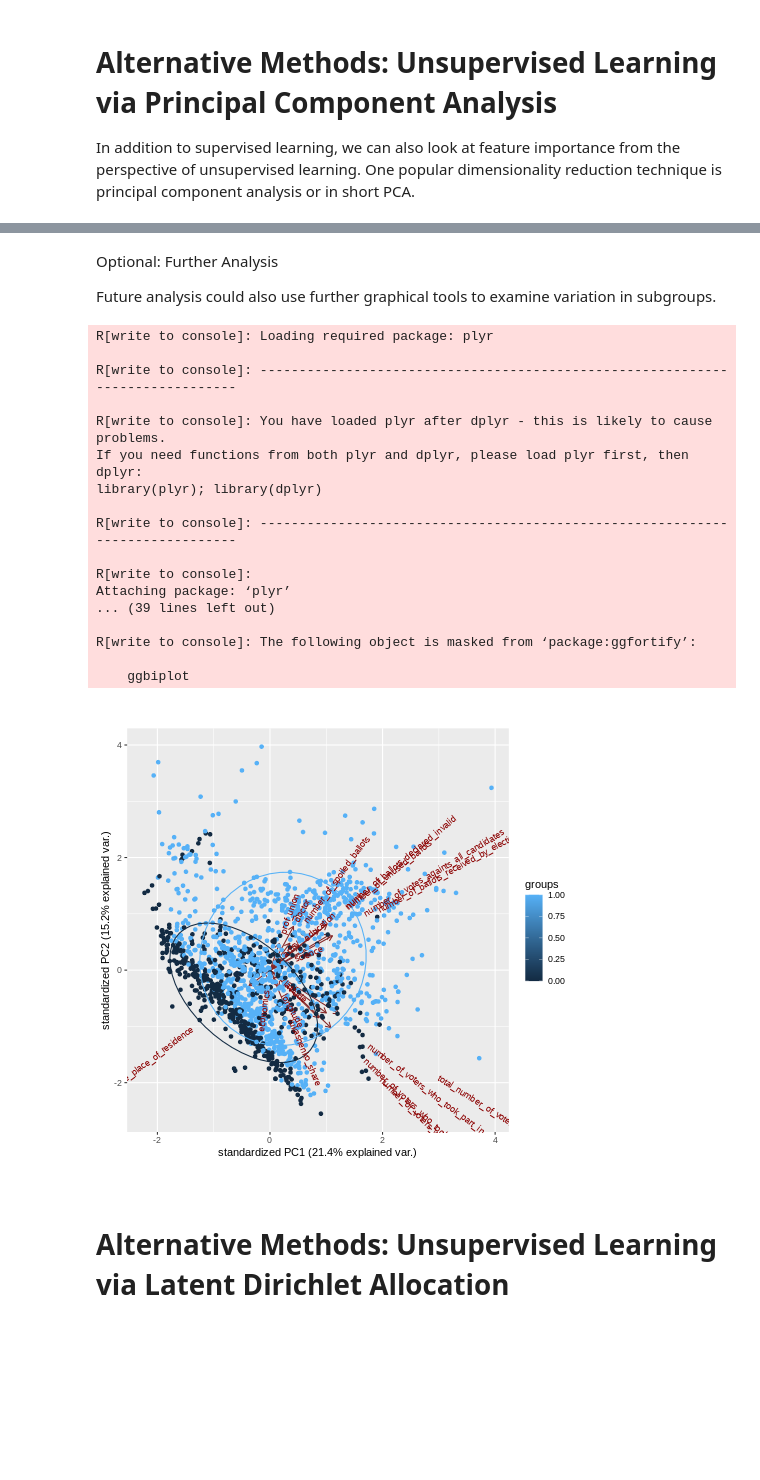
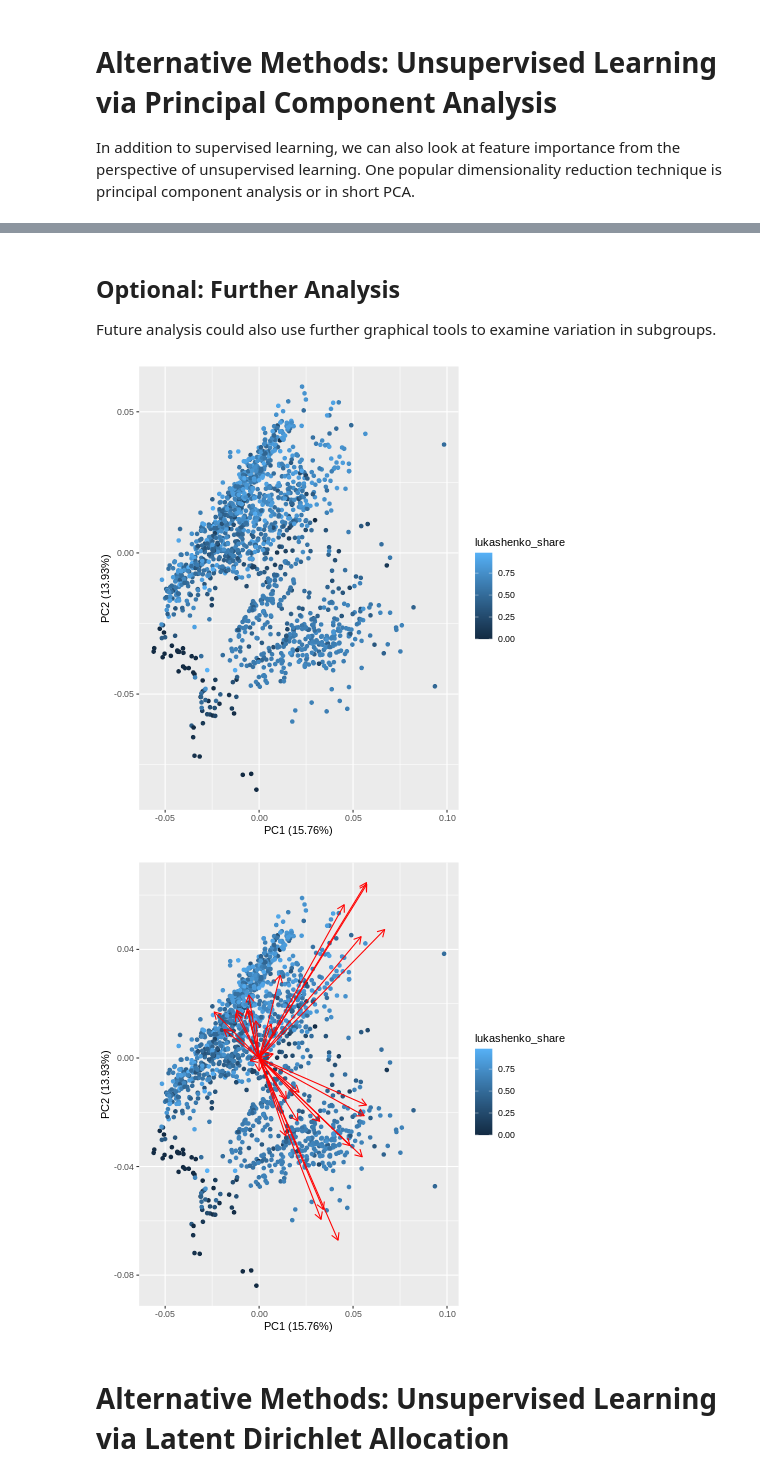
Before and after one commit to danielsaggau/Elections-Belarus, a Jupyter notebook: Belarus_ML_Full_Analysis.ipynb, the cells around one changed output, grey strips where cells are left out. Saved outputs shown, nothing was run; the diff lists cells and outputs as text; code cells hidden in the pictures; blank space fills up the shorter version.

```diff
--- a/Belarus_ML_Full_Analysis.ipynb
+++ b/Belarus_ML_Full_Analysis.ipynb
@@ -396,12 +242,15 @@ Group variables            None
 # %%
 %%R
+data = read_excel("df_merge_d.xlsx")
+data = select(data, -c("Dmitriev","Kanopatskaya","Lukashenko","Tikhanovskaya","Cherechen")) # removing other candidate votes
+colnames(data)[1:12] = c("total", "received","took_part","part_early","part_residence","part_electionday", "dropped","against_all","invalid","commission","spoiled","unused")
+data = data[c(24:31,1:23)] # reorder variables
+data = data[c(30, 1:29, 31)]
 
 p = ncol(data) -1
 n <- nrow(data)
-
 ind_train = sample(x = 1:n, size = ceiling(0.66 * n))
 set_train = data[ind_train,]
 ind_test = setdiff(x=1:n, ind_train)
 set_test = data[ind_test,]
-skim(set_train)
 # %% [output]
@@ -655,7 +457,6 @@ R[write to console]: Loading required package: usethis
 # %%
 %%R
-data_n = data[-2]
-PCA = prcomp(data_n, scale. = TRUE,center = TRUE)
+PCA = prcomp(data, scale. = TRUE,center = TRUE)
 summary(PCA)
 # %% [output]
 Importance of components:
@@ -679,32 +484,17 @@ screeplot(PCA, npcs =8, type = "lines")
 # %% [markdown]
-Optional: Further Analysis
+## Optional: Further Analysis
 
 Future analysis could also use further graphical tools to examine variation in subgroups.
+# %%
+%%R
+autoplot(PCA, colour = "lukashenko_share", loadings =F,loading.label =T,loadings.label.size = 20, groups= data$region_minsk)
+# %% [output]
+[figure, added]
 # %%
 %%R
-# install_github("vqv/ggbiplot")
- library(ggbiplot)
-ggbiplot(PCA,ellipse=TRUE, groups= data$education)
-#autoplot(PCA, colour = "lukashenko_share", loadings =T,loading.label =T,loadings.label.size = 20)
+autoplot(PCA, colour = "lukashenko_share", loadings =T,loading.label =T,loadings.label.size = 20, groups= data$region_minsk)
 # %% [output]
-R[write to console]: Loading required package: plyr
-
-R[write to console]: ------------------------------------------------------------------------------
-
-R[write to console]: You have loaded plyr after dplyr - this is likely to cause problems.
-If you need functions from both plyr and dplyr, please load plyr first, then dplyr:
-library(plyr); library(dplyr)
-
-R[write to console]: ------------------------------------------------------------------------------
-
-R[write to console]:
-Attaching package: ‘plyr’
-... (39 lines left out)
-
-R[write to console]: The following object is masked from ‘package:ggfortify’:
-
-    ggbiplot
-[figure, old version]
+[figure, new version]
 # %% [markdown]
 # Alternative Methods: Unsupervised Learning via Latent Dirichlet Allocation
 # %%
```
Also changed, not shown: parts of 50 cells of this notebook.
